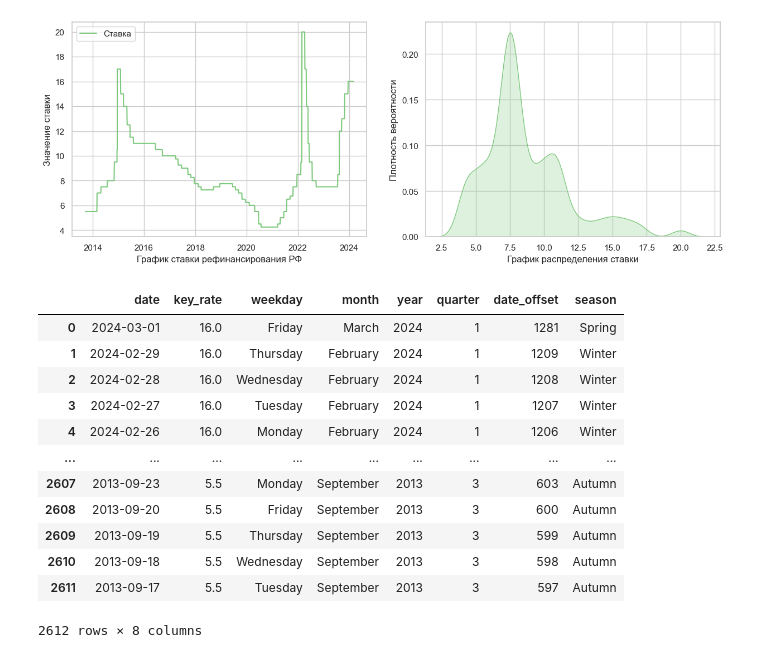
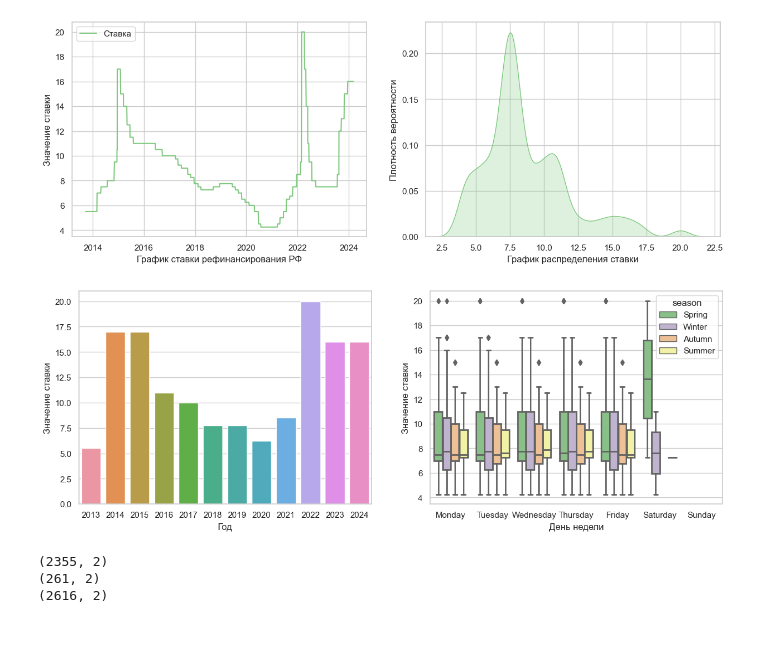
Before and after one commit to myxa95/01_Prediction_of_the_key_rate_in_the_Russian_Federation, a Jupyter notebook: notebooks/Parcer_CB_RF.ipynb, the cells around one changed output. Cells and saved outputs as stored; diff of their text form; code cells hidden in the pictures.

```diff
--- a/notebooks/Parcer_CB_RF.ipynb
+++ b/notebooks/Parcer_CB_RF.ipynb
@@ -88,19 +98,19 @@ cat_month = CategoricalDtype(categories=['January', 'February', 'March', 'April'
 
 
 df_features = create_features(data=df, col_datetime='date')
-# %%
-df_features
-# %% [output]
-|  | date | key_rate | weekday | month | year | quarter | date_offset | season |
-| 0 | 2024-03-01 | 16.0 | Friday | March | 2024 | 1 | 1281 | Spring |
-| 1 | 2024-02-29 | 16.0 | Thursday | February | 2024 | 1 | 1209 | Winter |
-| 2 | 2024-02-28 | 16.0 | Wednesday | February | 2024 | 1 | 1208 | Winter |
-| 3 | 2024-02-27 | 16.0 | Tuesday | February | 2024 | 1 | 1207 | Winter |
-| 4 | 2024-02-26 | 16.0 | Monday | February | 2024 | 1 | 1206 | Winter |
-| ... | ... | ... | ... | ... | ... | ... | ... | ... |
-| 2607 | 2013-09-23 | 5.5 | Monday | September | 2013 | 3 | 603 | Autumn |
-| 2608 | 2013-09-20 | 5.5 | Friday | September | 2013 | 3 | 600 | Autumn |
-| 2609 | 2013-09-19 | 5.5 | Thursday | September | 2013 | 3 | 599 | Autumn |
-| 2610 | 2013-09-18 | 5.5 | Wednesday | September | 2013 | 3 | 598 | Autumn |
-| 2611 | 2013-09-17 | 5.5 | Tuesday | September | 2013 | 3 | 597 | Autumn |
-2612 rows × 8 columns
+# %%
+figure, axes = plt.subplots(1, 2, figsize=(15, 5))
+
+year_group = pd.DataFrame(df_features.groupby('year')['key_rate'].max()).reset_index().sort_values('key_rate')
+
+sns.barplot(data=year_group, x='year', y='key_rate', ax=axes[0])
+axes[0].set_xlabel('Год')
+axes[0].set_ylabel('Значение ставки')
+
+sns.boxplot(data=df_features, x='weekday', y='key_rate', hue='season', ax=axes[1], linewidth=2)
+axes[1].set_xlabel('День недели')
+axes[1].set_ylabel('Значение ставки')
+
+plt.show()
+# %% [output]
+[figure, added]
@@ -106,0 +131,12 @@ df_features
+# %%
+#разделение на train, test
+df_train = df[:-fix_percent]
+df_test = df[-fix_percent:]
+
+print(df_train.shape)
+print(df_test.shape)
+print(df.shape)
+# %% [output]
+(2355, 2)
+(261, 2)
+(2616, 2)
```
Also changed, not shown: parts of 11 cells of this notebook.
